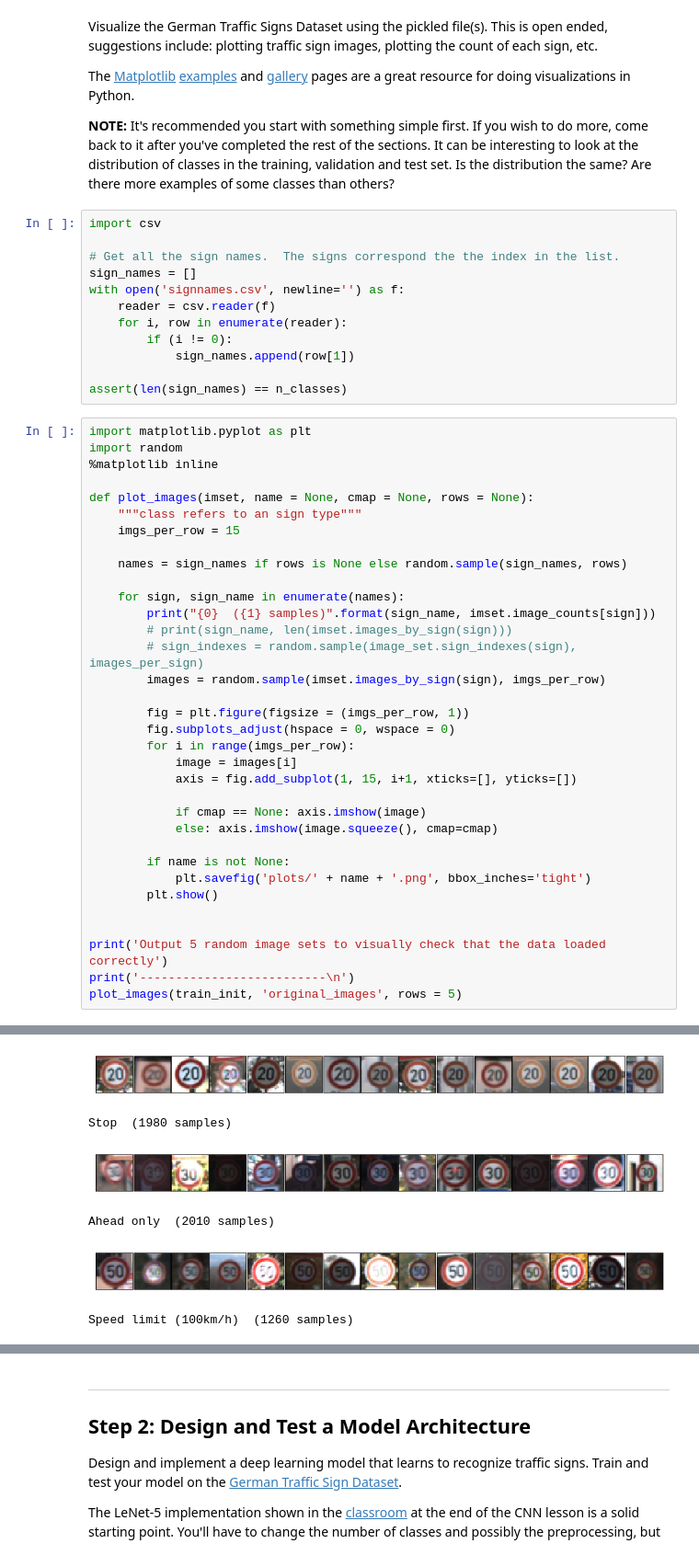
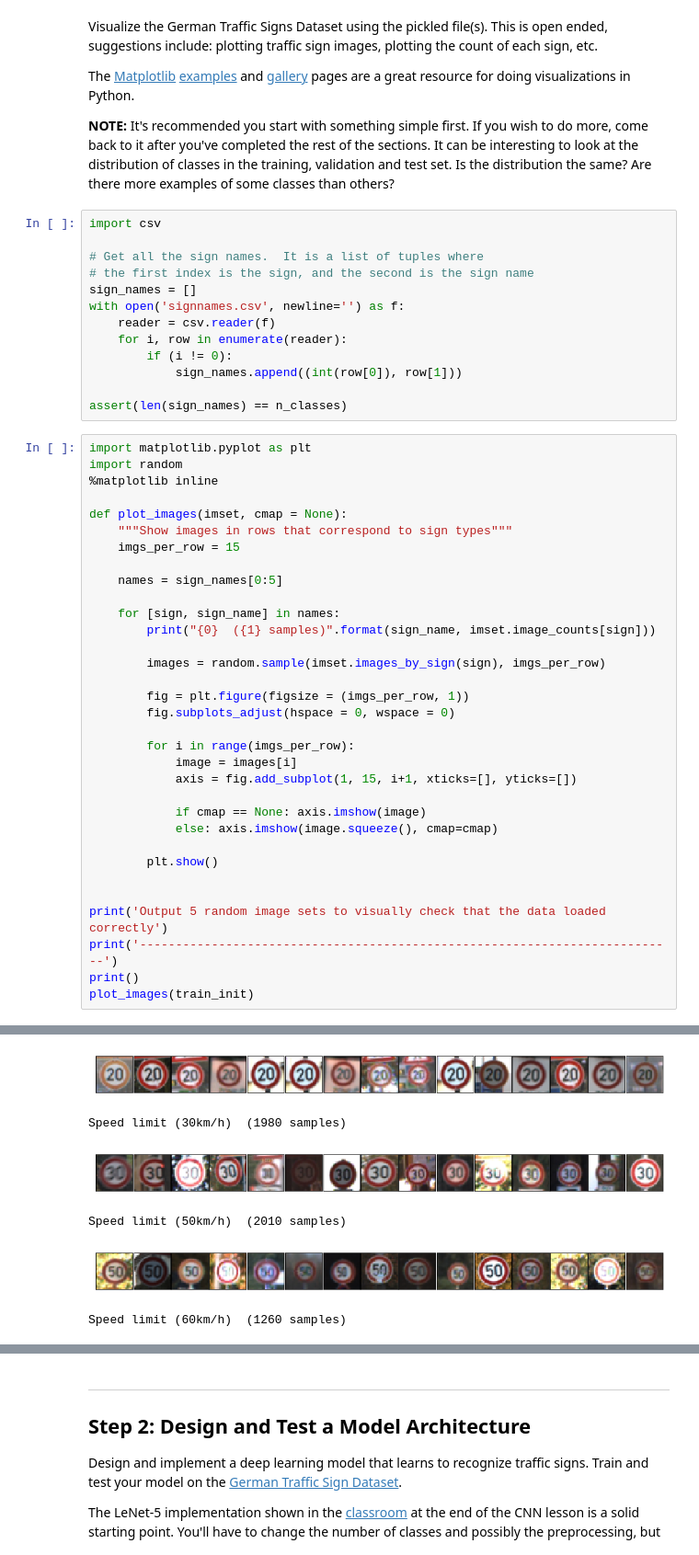
Before and after one commit to vssrcj/traffic-sign-classifier, a Jupyter notebook: Traffic_Sign_Classifier.ipynb, the cells around one changed output, grey strips where cells are left out. Shown at 92% size. Drawn from its saved outputs; the diff is of its cells as text.

```diff
--- a/Traffic_Sign_Classifier.ipynb
+++ b/Traffic_Sign_Classifier.ipynb
@@ -120,13 +118,14 @@ The [Matplotlib](http://matplotlib.org/) [examples](http://matplotlib.org/exampl
 # %%
 import csv
 
-# Get all the sign names.  The signs correspond the the index in the list.
+# Get all the sign names.  It is a list of tuples where
+# the first index is the sign, and the second is the sign name
 sign_names = []
 with open('signnames.csv', newline='') as f:
     reader = csv.reader(f)
     for i, row in enumerate(reader):
         if (i != 0):
-            sign_names.append(row[1])
+            sign_names.append((int(row[0]), row[1]))
 
 assert(len(sign_names) == n_classes)
 # %%
@@ -134,20 +133,20 @@ import matplotlib.pyplot as plt
 import random
 %matplotlib inline
 
-def plot_images(imset, name = None, cmap = None, rows = None):
-    """class refers to an sign type"""
+def plot_images(imset, cmap = None):
+    """Show images in rows that correspond to sign types"""
     imgs_per_row = 15
 
-    names = sign_names if rows is None else random.sample(sign_names, rows)
+    names = sign_names[0:5]
 
-    for sign, sign_name in enumerate(names):
+    for [sign, sign_name] in names:
         print("{0}  ({1} samples)".format(sign_name, imset.image_counts[sign]))
-        # print(sign_name, len(imset.images_by_sign(sign)))
-        # sign_indexes = random.sample(image_set.sign_indexes(sign), images_per_sign)
+
         images = random.sample(imset.images_by_sign(sign), imgs_per_row)
 
         fig = plt.figure(figsize = (imgs_per_row, 1))
         fig.subplots_adjust(hspace = 0, wspace = 0)
+
         for i in range(imgs_per_row):
             image = images[i]
             axis = fig.add_subplot(1, 15, i+1, xticks=[], yticks=[])
@@ -155,13 +154,12 @@ def plot_images(imset, name = None, cmap = None, rows = None):
             if cmap == None: axis.imshow(image)
             else: axis.imshow(image.squeeze(), cmap=cmap)
 
-        if name is not None:
-            plt.savefig('plots/' + name + '.png', bbox_inches='tight')
         plt.show()
 
 
 print('Output 5 random image sets to visually check that the data loaded correctly')
-print('--------------------------\n')
-plot_images(train_init, 'original_images', rows = 5)
+print('---------------------------------------------------------------------------')
+print()
+plot_images(train_init)
 # %% [output]
 Output 5 random image sets to visually check that the data loaded correctly
@@ -171,6 +169,6 @@ Beware of ice/snow  (180 samples)
-[figure, old version]
+[figure, new version]
-Stop  (1980 samples)
+Speed limit (30km/h)  (1980 samples)
-[figure, old version]
+[figure, new version]
-Ahead only  (2010 samples)
+Speed limit (50km/h)  (2010 samples)
-[figure, old version]
+[figure, new version]
-Speed limit (100km/h)  (1260 samples)
+Speed limit (60km/h)  (1260 samples)
```
Also changed, not shown: parts of 29 cells of this notebook, 18 other files.
